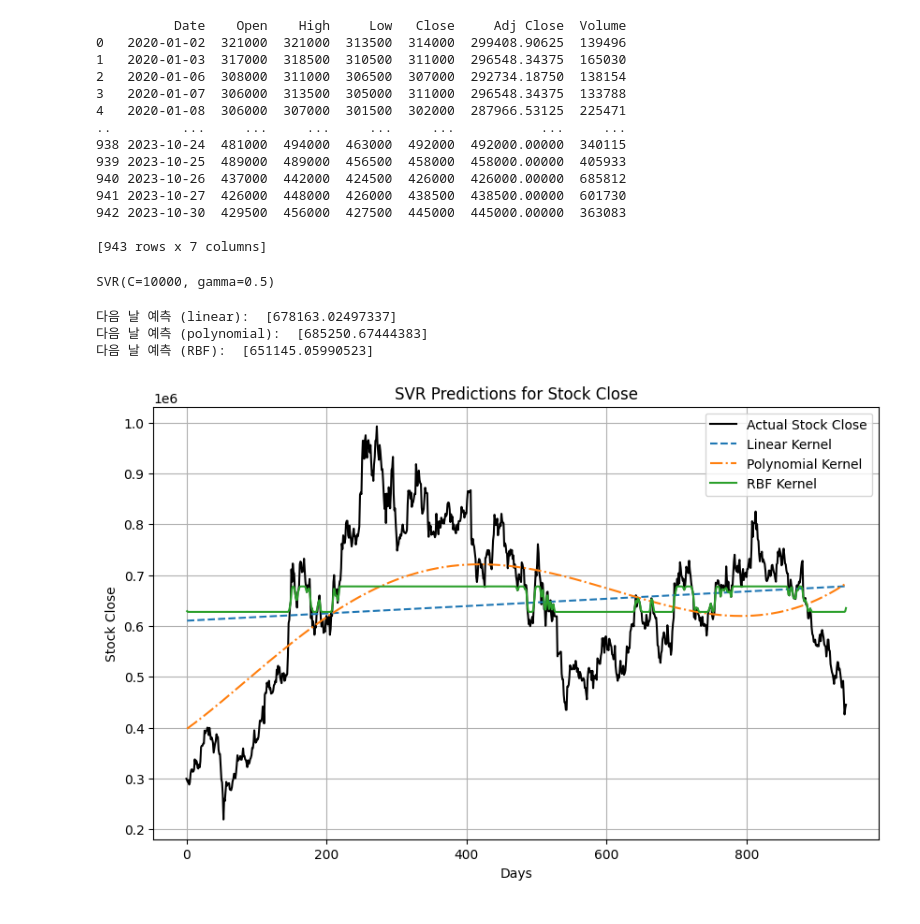
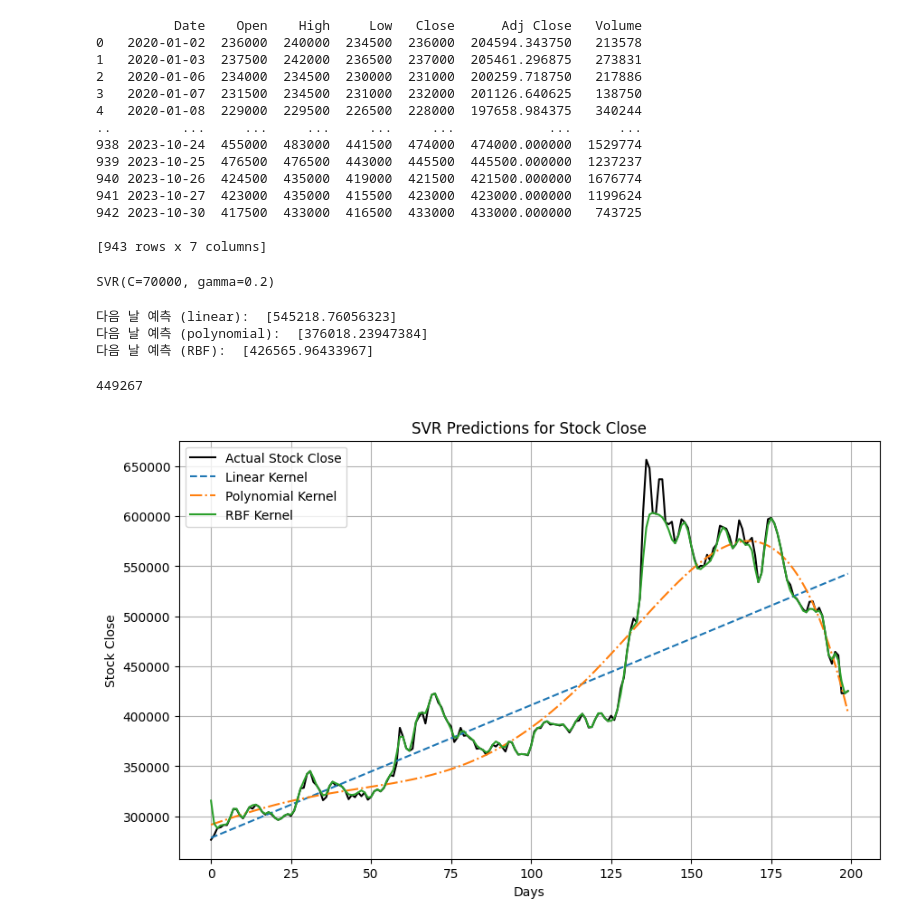
Before and after one commit to siwon333/SVM_stockPrediction, a Jupyter notebook: 주식예측.ipynb, the cells around one changed output. Drawn from its saved outputs; the diff is of its cells as text; code cells hidden in the pictures.

```diff
--- a/주식예측.ipynb
+++ b/주식예측.ipynb
@@ -6,47 +6,50 @@ import matplotlib.pyplot as plt
 from google.colab import drive #구글 드라이브 연결
 from pandas_datareader import data as pdr
 # %%
-filename = '/content/drive/MyDrive/Given Data_10/07.xlsx' #파일 읽어오기
+filename = '/content/drive/MyDrive/Given Data_10/08.xlsx' #파일 읽어오기
 df = pd.read_excel(filename, engine='openpyxl')
 print(df)
 # %% [output]
-          Date    Open    High     Low   Close     Adj Close  Volume
-0   2020-01-02  321000  321000  313500  314000  299408.90625  139496
-1   2020-01-03  317000  318500  310500  311000  296548.34375  165030
-2   2020-01-06  308000  311000  306500  307000  292734.18750  138154
-3   2020-01-07  306000  313500  305000  311000  296548.34375  133788
-4   2020-01-08  306000  307000  301500  302000  287966.53125  225471
-..         ...     ...     ...     ...     ...           ...     ...
-938 2023-10-24  481000  494000  463000  492000  492000.00000  340115
-939 2023-10-25  489000  489000  456500  458000  458000.00000  405933
-940 2023-10-26  437000  442000  424500  426000  426000.00000  685812
-941 2023-10-27  426000  448000  426000  438500  438500.00000  601730
-942 2023-10-30  429500  456000  427500  445000  445000.00000  363083
+          Date    Open    High     Low   Close      Adj Close   Volume
+0   2020-01-02  236000  240000  234500  236000  204594.343750   213578
+1   2020-01-03  237500  242000  236500  237000  205461.296875   273831
+2   2020-01-06  234000  234500  230000  231000  200259.718750   217886
+3   2020-01-07  231500  234500  231000  232000  201126.640625   138750
+4   2020-01-08  229000  229500  226500  228000  197658.984375   340244
+..         ...     ...     ...     ...     ...            ...      ...
+938 2023-10-24  455000  483000  441500  474000  474000.000000  1529774
+939 2023-10-25  476500  476500  443000  445500  445500.000000  1237237
+940 2023-10-26  424500  435000  419000  421500  421500.000000  1676774
+941 2023-10-27  423000  435000  415500  423000  423000.000000  1199624
+942 2023-10-30  417500  433000  416500  433000  433000.000000   743725
 
 [943 rows x 7 columns]
 # %%
-fin = df.tail(len(df)) #데이터 전체
-stock_close = fin['Adj Close'] #종가 전체 데이터
+fin = df.tail(200) #데이터 전체
+stock_close = fin[['Adj Close', 'Open']].mean(axis=1)
 stock_close = stock_close.values
 # %%
 days = [] #임의로 데이터당 숫자 지정
 for i in range(len(fin)):
   days.append([int(i)])
   i=i+1
+# %%
+# 가중치 설정을 위한 배열 생성
+weights = np.ones(len(stock_close))
+weights[:800] = 0.7
 # %%
-lin_svr = SVR(kernel='linear', C=1000) #커널을 linear로 설정
-lin_svr.fit(days,stock_close)
+lin_svr = SVR(kernel='linear', C=7000) #커널을 linear로 설정
+lin_svr.fit(days,stock_close,sample_weight=weights)
 
-poly_svr = SVR(kernel='poly', C=1000, degree=5, coef0=1.0) #커널을 poly로 설정
-poly_svr.fit(days,stock_close)
+poly_svr = SVR(kernel='poly', C=7000, degree=5, coef0=1.0) #커널을 poly로 설정
+poly_svr.fit(days,stock_close,sample_weight=weights)
 
-rbf_svr = SVR(kernel='rbf',C=10000,gamma=0.5) #커널을 rbf로 설정
-rbf_svr.fit(days,stock_close)
+rbf_svr = SVR(kernel='rbf',C=70000,gamma=0.2) #커널을 rbf로 설정
+rbf_svr.fit(days,stock_close,sample_weight=weights)
 # %% [output]
-SVR(C=10000, gamma=0.5)
+SVR(C=70000, gamma=0.2)
 # %%
-new_days = np.arange(1, len(df))
-day = np.array([[len(df) + 1]])  # 다음 날을 예측하기 위해 적절한 방법으로 설정합니다.
+day = np.array([[len(fin) + 1]])  # 다음 날을 예측하기 위해 적절한 방법으로 설정합니다.
 
 lin_predictions = lin_svr.predict(day)
 poly_predictions = poly_svr.predict(day)
@@ -55,28 +58,33 @@ rbf_predictions = rbf_svr.predict(day)
 print('다음 날 예측 (linear): ', lin_predictions)
 print('다음 날 예측 (polynomial): ', poly_predictions)
 print('다음 날 예측 (RBF): ', rbf_predictions)
+result = (int)(lin_predictions+poly_predictions+rbf_predictions)//3
+result
 # %% [output]
-다음 날 예측 (linear):  [678163.02497337]
-다음 날 예측 (polynomial):  [685250.67444383]
-다음 날 예측 (RBF):  [651145.05990523]
+다음 날 예측 (linear):  [545218.76056323]
+다음 날 예측 (polynomial):  [376018.23947384]
+다음 날 예측 (RBF):  [426565.96433967]
+449267
 # %%
+new_days = np.arange(len(fin))
+
 # 예측값의 길이를 new_days와 동일하도록 조정
 lin_predictions = lin_svr.predict(np.array(new_days).reshape(-1, 1))
 poly_predictions = poly_svr.predict(np.array(new_days).reshape(-1, 1))
 rbf_predictions = rbf_svr.predict(np.array(new_days).reshape(-1, 1))
 
 plt.figure(figsize=(10, 6))
 plt.plot(days, stock_close, label='Actual Stock Close', color='black')
 
 plt.plot(new_days, lin_predictions, label='Linear Kernel', linestyle='--')
 plt.plot(new_days, poly_predictions, label='Polynomial Kernel', linestyle='-.')
 plt.plot(new_days, rbf_predictions, label='RBF Kernel', linestyle='-')
 
 plt.xlabel('Days')
 plt.ylabel('Stock Close')
 plt.title('SVR Predictions for Stock Close')
 plt.legend()
 plt.grid(True)
 plt.show()
 # %% [output]
-[figure, old version]
+[figure, new version]
```
